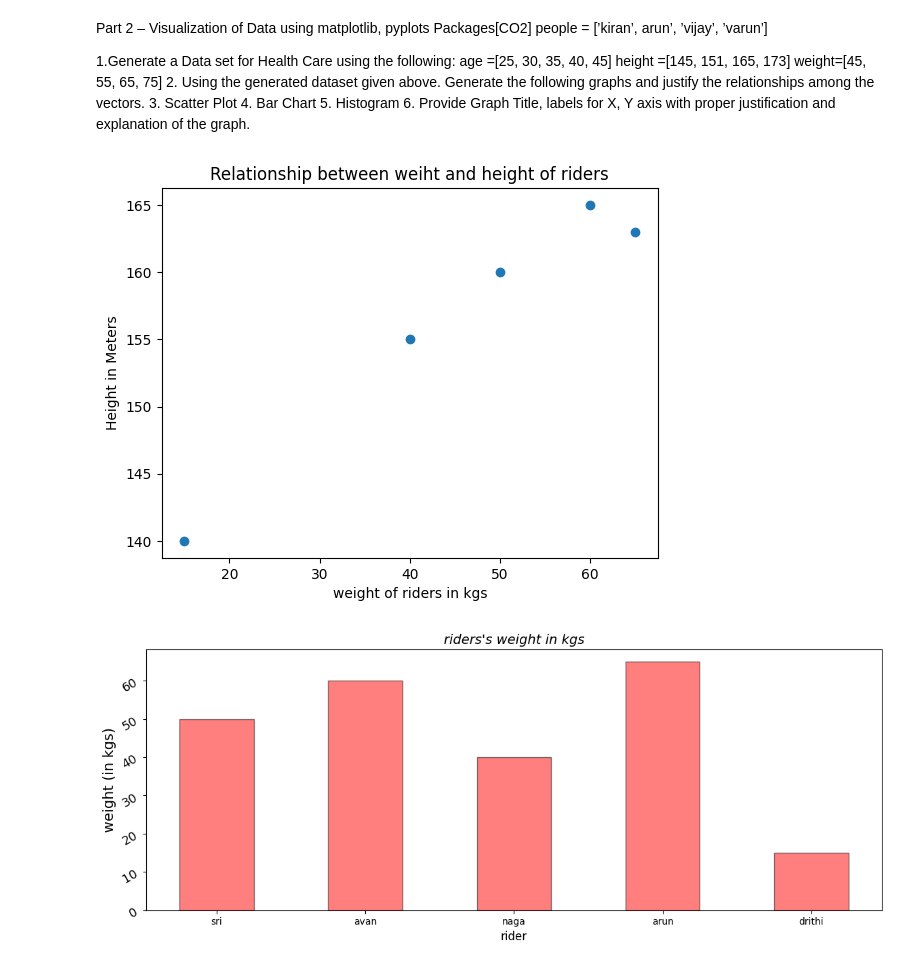
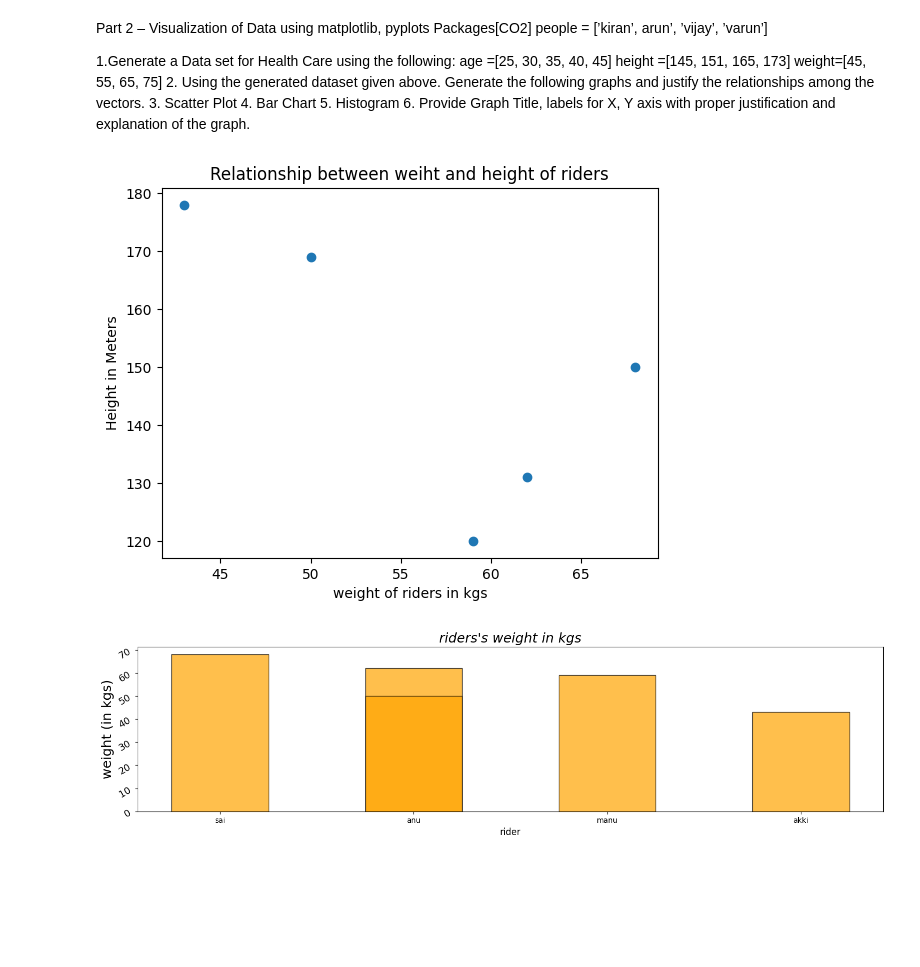
Before and after one commit to Hansika2346/AIML_2303A52409, a Jupyter notebook: LAB01_AIML.ipynb, the cells around one changed output. Drawn from its saved outputs; the diff is of its cells as text; code cells hidden in the pictures; blank space fills up the shorter version.

```diff
--- a/LAB01_AIML.ipynb
+++ b/LAB01_AIML.ipynb
@@ -63,28 +63,28 @@ age =[25, 30, 35, 40, 45] height =[145, 151, 165, 173] weight=[45, 55, 65, 75]
  6. Provide Graph Title, labels for X, Y axis with proper justification and explanation of the graph.
 # %%
 import matplotlib.pyplot as plt
-rider = ["sri","avan","naga","arun","drithi"]
-age = [45,36,19,38,4]
-weight = [50,60,40,65,15]
-height = [160,165,155,163,140]
+rider = ["sai","anu","manu","anu","akki"]
+age = [40,32,29,25,18]
+weight = [68,62,59,50,43]
+height = [150,131,120,169,178]
 plt.scatter(weight,height)
 plt.title("Relationship between weiht and height of riders")
 plt.ylabel("Height in Meters")
 plt.xlabel("weight of riders in kgs")
 plt.show()
 # %% [output]
-[figure, old version]
+[figure, new version]
 # %%
-plt.figure(figsize=(14,5))
-plt.title("riders's weight in kgs",fontsize=14, fontstyle='italic')
+plt.figure(figsize=(18,4))
+plt.title("riders's weight in kgs",fontsize=18, fontstyle='italic')
 
-plt.bar(x=rider,height=weight,width=0.5,color="red",edgecolor="k",alpha=0.5)
+plt.bar(x=rider,height=weight,width=0.5,color="orange",edgecolor="k",alpha=0.7)
 plt.xlabel("rider",fontsize=12)
 plt.yticks(fontsize=13,rotation=30)
-plt.ylabel("weight (in kgs)",fontsize=15)
+plt.ylabel("weight (in kgs)",fontsize=18)
 plt.show()
 # %% [output]
-[figure, old version]
+[figure, new version]
 # %%
 import numpy as np
 plt.figure(figsize=(7,5))
```
Also changed, not shown: parts of 1 cell of this notebook.
